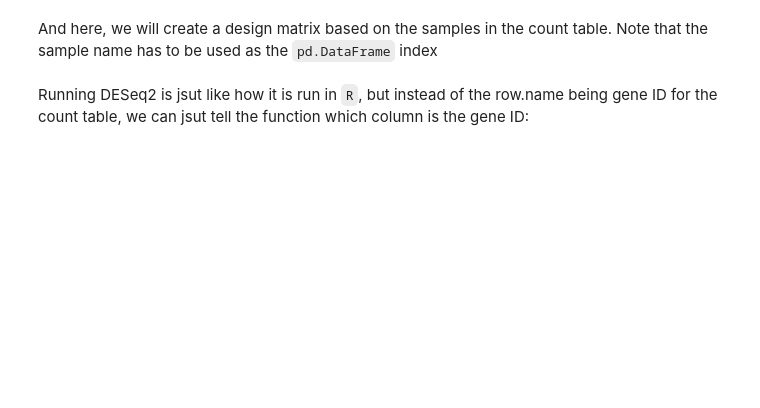
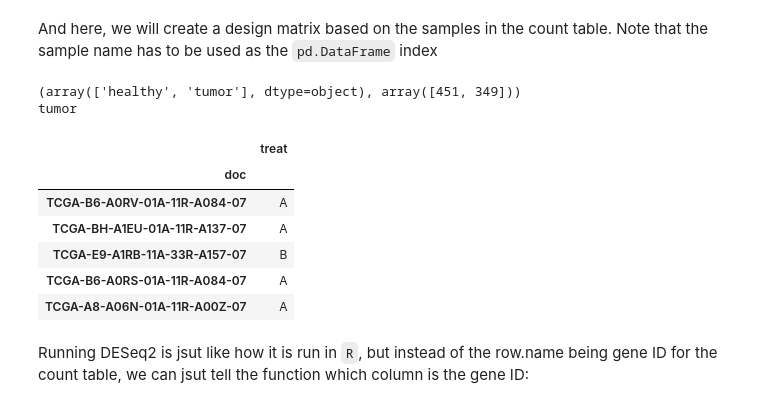
Before and after one commit to fvalle1/phd, a Jupyter notebook: diffExpressed/DESeq2.ipynb, the cells around one changed output. Drawn from its saved outputs; the diff is of its cells as text; code cells hidden in the pictures; blank space fills up the shorter version.

````diff
--- a/diffExpressed/DESeq2.ipynb
+++ b/diffExpressed/DESeq2.ipynb
@@ -26,22 +35,34 @@ And here, we will create a design matrix based on the samples in the count table
 # %%
 #sample_df = pd.DataFrame({'samplename': df.columns}) \
 #        .query('samplename != "id"')\
 #        .assign(sample = lambda d: d.samplename.str.extract('([AB])_', expand=False)) \
 #        .assign(replicate = lambda d: d.samplename.str.extract('_([123])', expand=False))
-sample_df = pd.read_csv(f"{directory}/files.dat")
-sample_df["file_name"] = sample_df.SAMPID
-sample_df=sample_df.reindex(columns=["file_name","SMTS"])
+sample_df = pd.read_csv(f"{directory}/files.dat", index_col=0)
+sample_df["file_name"] = sample_df.index
+label = "status"
+sample_df=sample_df.reindex(columns=["file_name", label])
 
 sample_df.set_index("file_name", inplace=True)
 sample_df=sample_df[sample_df.index.isin(df.columns)]
 
-tissue = sample_df["SMTS"].unique()[2]
+print(np.unique(sample_df[label],return_counts=True))
+tissue = sample_df[label].unique()[0]
 print(tissue)
 
-sample_df["tissue"]=["A" if tissue in str(d) else "B" for d in sample_df["SMTS"]]
-sample_df = sample_df.reindex(index=df.columns, columns=["tissue"]).dropna(how="any", axis=0)
+sample_df["treat"]=["A" if tissue in str(d) else "B" for d in sample_df[label]]
+sample_df = sample_df.reindex(index=df.columns, columns=["treat"]).dropna(how="any", axis=0)
 #df=df.reindex(columns=np.concatenate([["id"],df.columns[df.columns.isin(sample_df.index)]])).dropna(how="any", axis=0)
 sample_df.head()
+# %% [output]
+(array(['healthy', 'tumor'], dtype=object), array([451, 349]))
+tumor
+|  | treat |
+| doc |  |
+| TCGA-B6-A0RV-01A-11R-A084-07 | A |
+| TCGA-BH-A1EU-01A-11R-A137-07 | A |
+| TCGA-E9-A1RB-11A-33R-A157-07 | B |
+| TCGA-B6-A0RS-01A-11R-A084-07 | A |
+| TCGA-A8-A06N-01A-11R-A00Z-07 | A |
 # %% [markdown]
 Running DESeq2 is jsut like how it is run in ```R```, but instead of the row.name being gene ID for the count table, we can jsut tell the function which column is the gene ID:
 # %%
````
Also changed, not shown: parts of 5 cells of this notebook, 2 other files.
